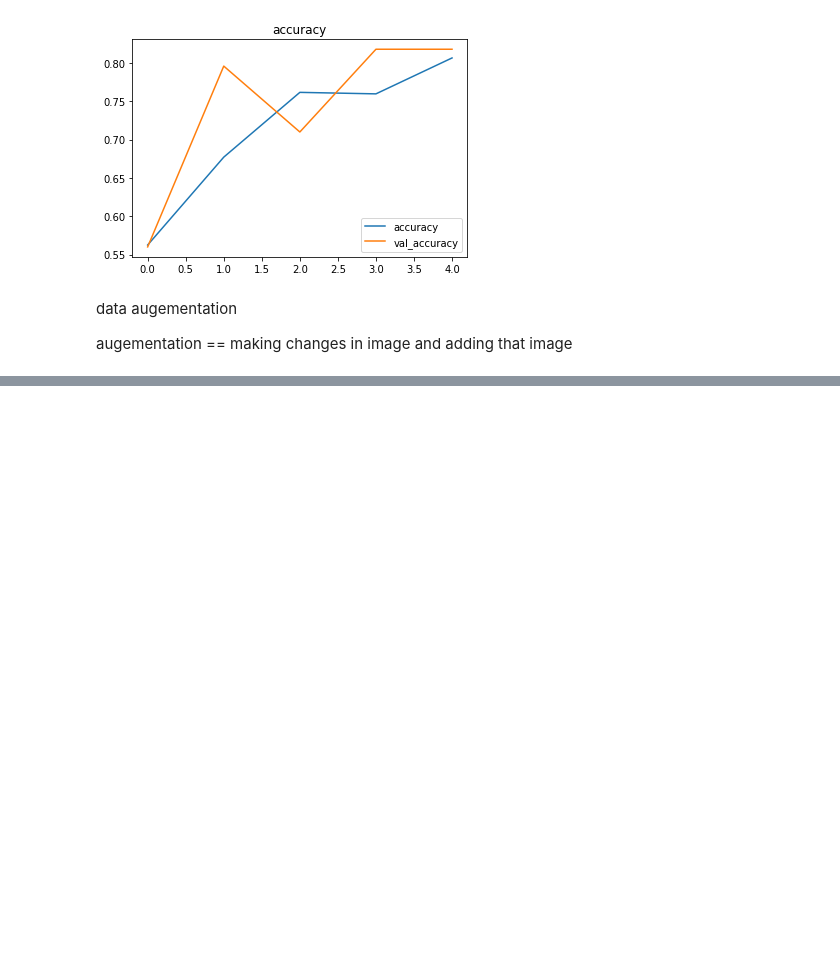
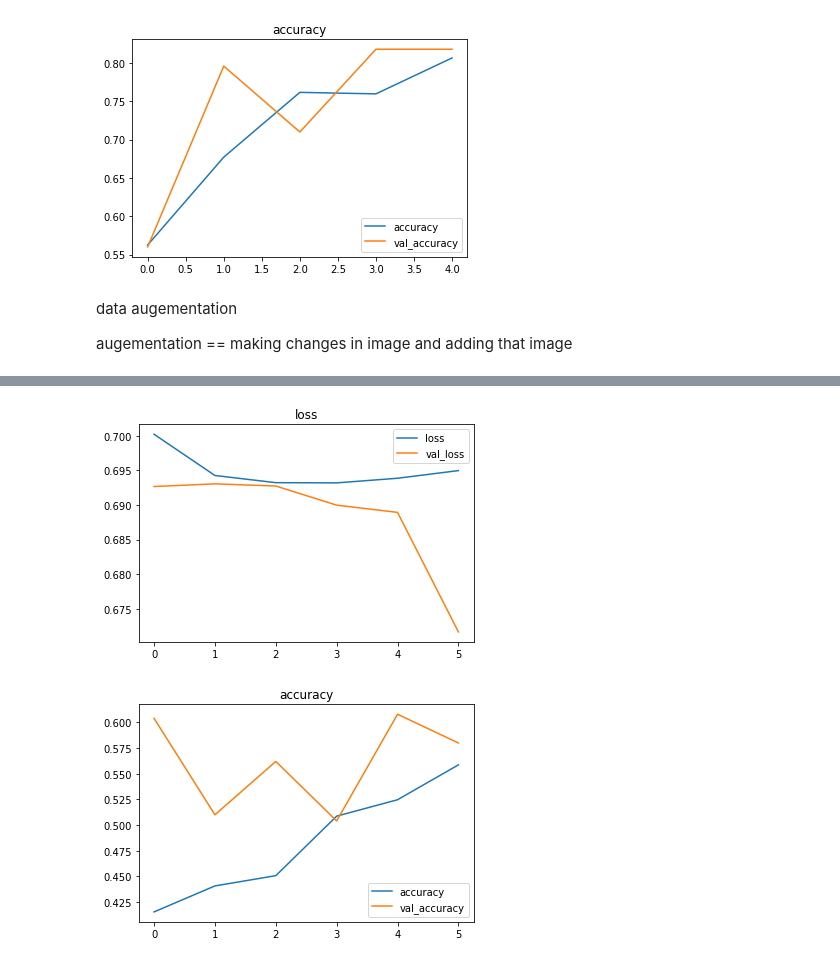
Before and after one commit to KrishnaSChavan/MachineLearning, a Jupyter notebook: CNN_1.ipynb, the cells around one changed output, grey strips where cells are left out. Saved outputs shown, nothing was run; the diff lists cells and outputs as text; code cells hidden in the pictures; blank space fills up the shorter version.

```diff
--- a/CNN_1.ipynb
+++ b/CNN_1.ipynb
@@ -789,6 +790,7 @@ augementation == making changes in image and adding that image
 # create imagedatagen for train data
 # create with augementation
 from tensorflow.keras.preprocessing.image import ImageDataGenerator
+import pandas as pd
 train_datagen_aug = ImageDataGenerator(rescale=1/225.,
                                        rotation_range=0.2,
                                        shear_range=0.2,
@@ -802,6 +804,7 @@ train_datagen = ImageDataGenerator(rescale=1/225.)
 
 #creating imagedatagen for test data
 #create with augementation
+# Audmentation is only performedfor training data no need on test data
 test_datagen_aug = ImageDataGenerator(rescale=1/225.,
                                        rotation_range=0.2,
                                        shear_range=0.2,
@@ -811,4 +814,4 @@ test_datagen_aug = ImageDataGenerator(rescale=1/225.,
                                        horizontal_flip = True
                                        )
 # image gen without augementation for test data
-train_datagen = ImageDataGenerator(rescale=1/225.)
+test_datagen = ImageDataGenerator(rescale=1/225.)
@@ -814,0 +855,32 @@ train_datagen = ImageDataGenerator(rescale=1/225.)
+# %%
+# model for augmented data
+model8 = Sequential([
+    Conv2D(
+        filters =10,
+        kernel_size=3,
+        padding='valid',
+        input_shape = (224,224,3)
+    ),
+    MaxPool2D(pool_size=2),
+    Conv2D(10,3,activation='relu'),
+    Conv2D(10,3,activation='relu'),
+    MaxPool2D(pool_size=2),
+    Conv2D(10,3,activation='relu'),
+
+    Conv2D(10,3,activation='relu'),
+    MaxPool2D(pool_size=2),
+    Flatten(),
+    Dense(1,activation='sigmoid')
+])
+# %%
+model8.compile(
+    loss ='binary_crossentropy',
+    optimizer=Adam(),
+    metrics=['accuracy']
+)
+# %%
+history8 = model8.fit(trian_data_augement,
+                      epochs=6,
+                      steps_per_epoch=len(trian_data_augement),
+                      validation_data=test_data,
+                      validation_steps=len(test_data))
@@ -814,0 +900,5 @@ train_datagen = ImageDataGenerator(rescale=1/225.)
+# %%
+loss_curve(history8)
+# %% [output]
+[figure, added]
+[figure, added]
```
Also changed, not shown: parts of 7 cells of this notebook.
